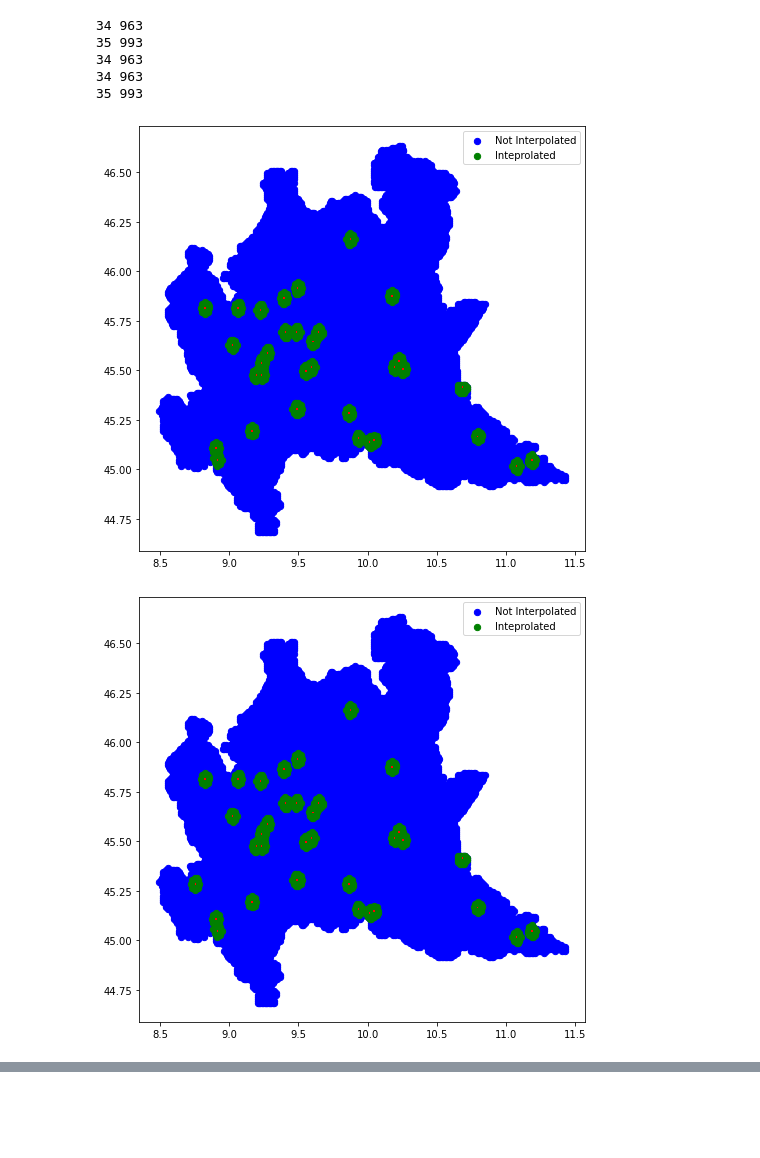
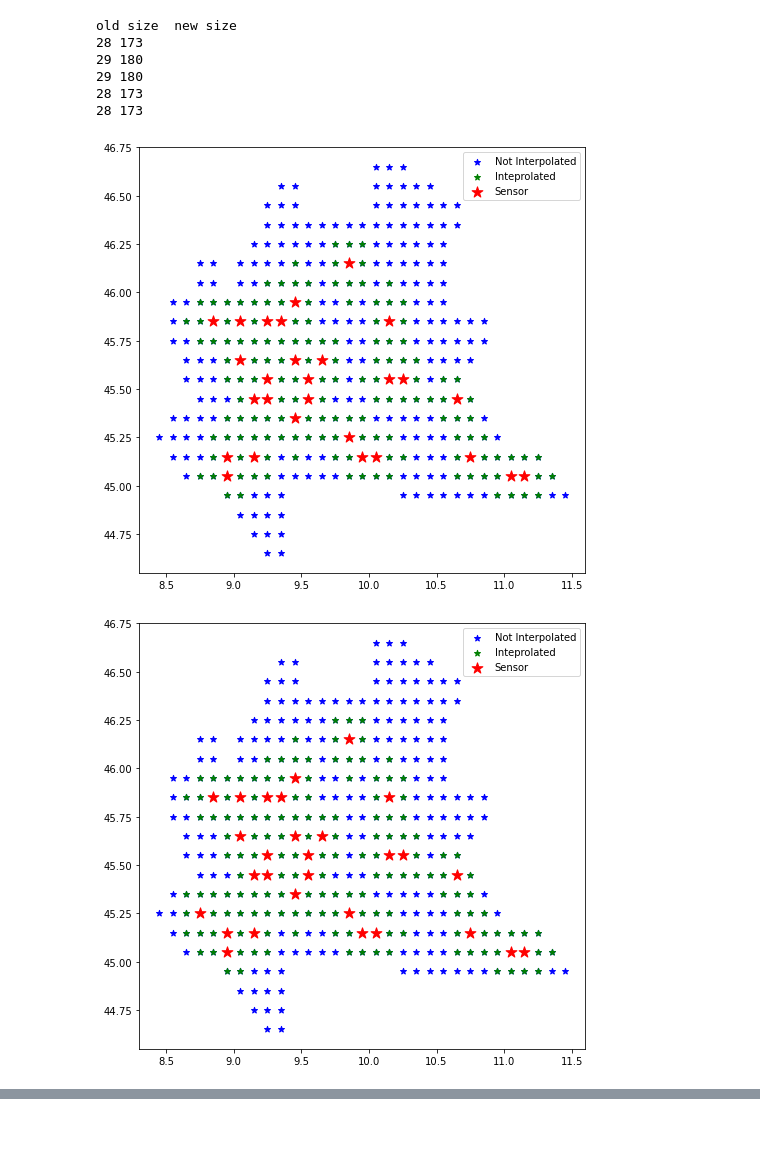
Before and after one commit to gisgeolab/D-DUST, a Jupyter notebook: notebooks/buffer_knn.ipynb, the cells around one changed output, grey strips where cells are left out. Saved outputs shown, nothing was run; the diff lists cells and outputs as text; code cells hidden in the pictures.

```diff
--- a/notebooks/buffer_knn.ipynb
+++ b/notebooks/buffer_knn.ipynb
@@ -19,59 +19,64 @@ import matplotlib.pyplot as plt
 
 KNN = True
 
-RESOLUTION = '0_01'
+RESOLUTION = '0_1'
 SENSOR = 'pm25_st'
-geopackages = os.listdir('grids_'+RESOLUTION)
+geopackages = os.listdir('assets/grids_'+RESOLUTION)
 # %%
+print('old size  new size')
+
 for grid in geopackages:
 
-    data = gpd.read_file('grids_'+RESOLUTION+'/'+ grid)
+    data = gpd.read_file('assets/grids_'+RESOLUTION+'/'+ grid)
     points_st = data[~data['pm25_st'].isnull()]
 
     data_filtered = data[data['pm25_st'].isnull()]
 
-    results = m.add_buffer(points_st, data, data, 30, 'pm25')
+    results = m.add_buffer(points_st, data, data, 10, 'pm25')
     results = results[~results['pm25_st'].isnull()].dropna(axis=1)
 
 
 
     centr_filtered = data_filtered[['lng_cen','lat_cen']]
     geometry_filtered = [Point(xy) for xy in zip(data_filtered['lng_cen'], data_filtered['lat_cen'])]
 
     cent_filtered_df = gpd.GeoDataFrame(centr_filtered,
                               crs = "EPSG:4326",
                               geometry = geometry_filtered)
 
     fig, ax = plt.subplots(figsize=(8, 8))
 
-    cent_filtered_df.plot(ax=ax, marker='o', color='blue', markersize=40, legend=True,
+    cent_filtered_df.plot(ax=ax, marker='*', color='blue', markersize=40, legend=True,
                               label= "Not Interpolated")
 
-    centr_st = points_st['geometry']
+    centr_st = points_st[['lng_cen','lat_cen']]
+    geometry_st = [Point(xy) for xy in zip(centr_st['lng_cen'], centr_st['lat_cen'])]
+
 
     cent_st_df = gpd.GeoDataFrame(centr_st,
                               crs = "EPSG:4326",
-                              geometry = centr_st)
+                              geometry = geometry_st)
 
     print(points_st.shape[0], results.shape[0])
 
     centr_results = results[['lng_cen','lat_cen']]
     geometry_results = [Point(xy) for xy in zip(results['lng_cen'], results['lat_cen'])]
 
     results_df = gpd.GeoDataFrame(centr_results,
                               crs = "EPSG:4326",
                               geometry = geometry_results)
-    results_df.plot(ax=ax, marker='o', color='green', markersize=40, legend=True,
+    results_df.plot(ax=ax, marker='*', color='green', markersize=40, legend=True,
                     label = "Inteprolated");
-    cent_st_df.plot(ax = ax, marker='*', color='red', markersize=70, legend=True,
+
+    cent_st_df.plot(ax=ax, marker='*', color='red', markersize=130, legend=True,
                     label = "Sensor");
-
     ax.legend()
 # %% [output]
-34 963
-35 993
-34 963
-34 963
-35 993
+old size  new size
+28 173
+29 180
+29 180
+28 173
+28 173
-[figure, old version]
+[figure, new version]
-[figure, old version]
+[figure, new version]
@@ -81,2 +86,2 @@ for grid in geopackages:
 # %% [markdown]
-##
+###
```
Also changed, not shown: parts of 1 cell of this notebook, 5 other files.
